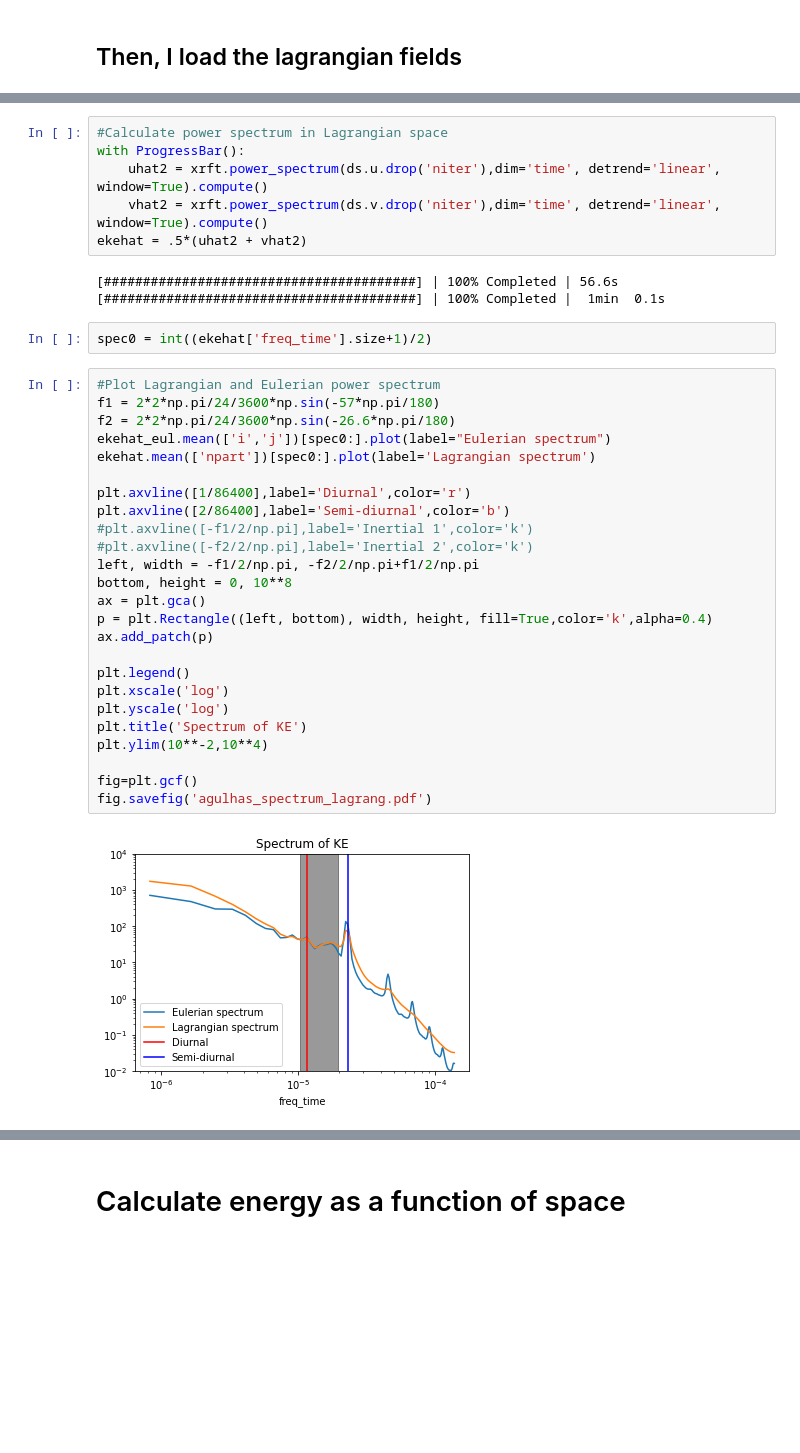
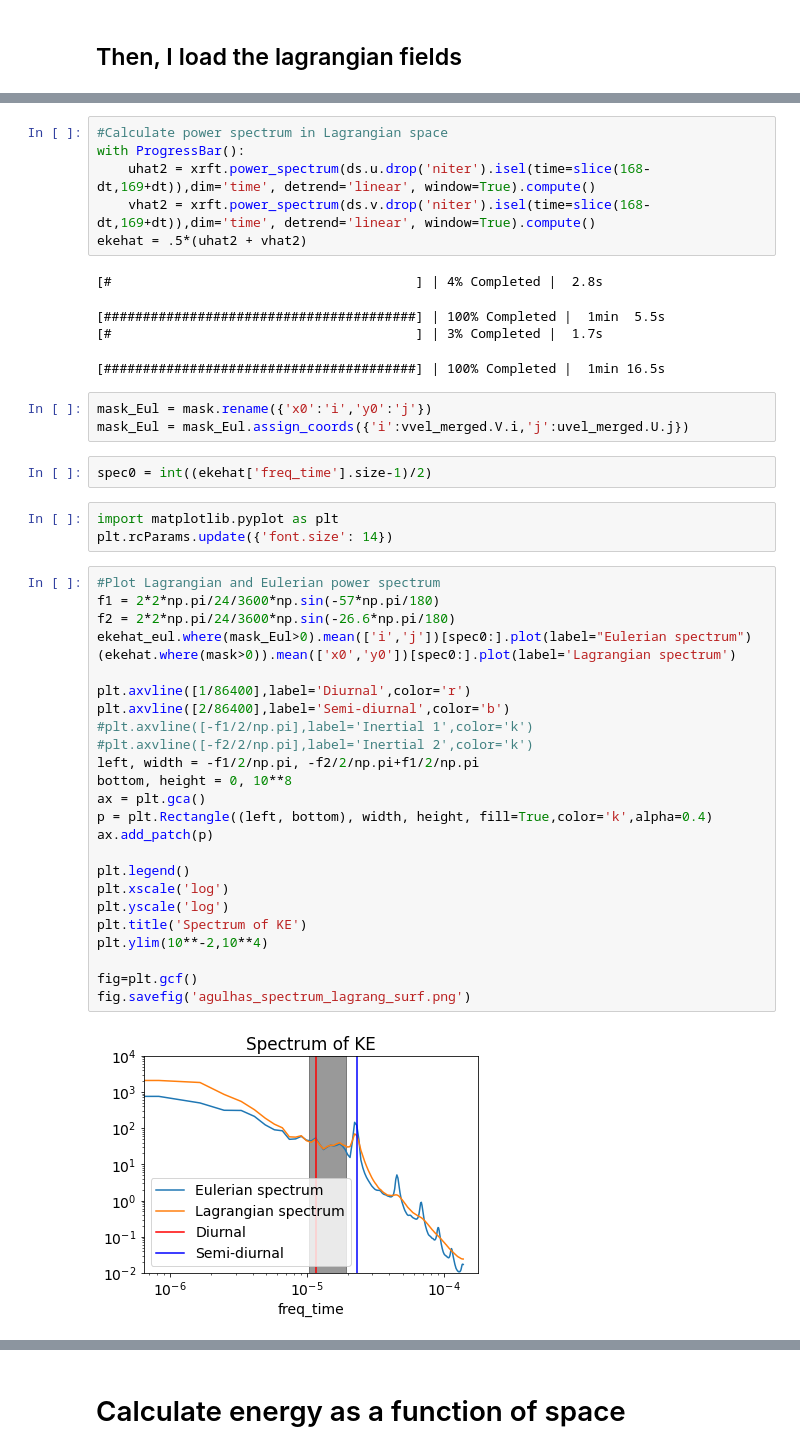
Before and after one commit to cspencerjones/separating-balanced, a Jupyter notebook: python/plot_output.ipynb, the cells around one changed output, grey strips where cells are left out. Saved outputs shown, nothing was run; the diff lists cells and outputs as text; blank space fills up the shorter version.

```diff
--- a/python/plot_output.ipynb
+++ b/python/plot_output.ipynb
@@ -62,39 +80,47 @@ ds = ds.dropna('npart')
 # %%
 #Calculate power spectrum in Lagrangian space
 with ProgressBar():
-    uhat2 = xrft.power_spectrum(ds.u.drop('niter'),dim='time', detrend='linear', window=True).compute()
-    vhat2 = xrft.power_spectrum(ds.v.drop('niter'),dim='time', detrend='linear', window=True).compute()
+    uhat2 = xrft.power_spectrum(ds.u.drop('niter').isel(time=slice(168-dt,169+dt)),dim='time', detrend='linear', window=True).compute()
+    vhat2 = xrft.power_spectrum(ds.v.drop('niter').isel(time=slice(168-dt,169+dt)),dim='time', detrend='linear', window=True).compute()
 ekehat = .5*(uhat2 + vhat2)
 # %% [output]
-[########################################] | 100% Completed | 56.6s
-[########################################] | 100% Completed |  1min  0.1s
+[#                                       ] | 4% Completed |  2.8s
+[########################################] | 100% Completed |  1min  5.5s
+[#                                       ] | 3% Completed |  1.7s
+[########################################] | 100% Completed |  1min 16.5s
+# %%
+mask_Eul = mask.rename({'x0':'i','y0':'j'})
+mask_Eul = mask_Eul.assign_coords({'i':vvel_merged.V.i,'j':uvel_merged.U.j})
 # %%
-spec0 = int((ekehat['freq_time'].size+1)/2)
+spec0 = int((ekehat['freq_time'].size-1)/2)
+# %%
+import matplotlib.pyplot as plt
+plt.rcParams.update({'font.size': 14})
 # %%
 #Plot Lagrangian and Eulerian power spectrum
 f1 = 2*2*np.pi/24/3600*np.sin(-57*np.pi/180)
 f2 = 2*2*np.pi/24/3600*np.sin(-26.6*np.pi/180)
-ekehat_eul.mean(['i','j'])[spec0:].plot(label="Eulerian spectrum")
-ekehat.mean(['npart'])[spec0:].plot(label='Lagrangian spectrum')
+ekehat_eul.where(mask_Eul>0).mean(['i','j'])[spec0:].plot(label="Eulerian spectrum")
+(ekehat.where(mask>0)).mean(['x0','y0'])[spec0:].plot(label='Lagrangian spectrum')
 
 plt.axvline([1/86400],label='Diurnal',color='r')
 plt.axvline([2/86400],label='Semi-diurnal',color='b')
 #plt.axvline([-f1/2/np.pi],label='Inertial 1',color='k')
 #plt.axvline([-f2/2/np.pi],label='Inertial 2',color='k')
 left, width = -f1/2/np.pi, -f2/2/np.pi+f1/2/np.pi
 bottom, height = 0, 10**8
 ax = plt.gca()
 p = plt.Rectangle((left, bottom), width, height, fill=True,color='k',alpha=0.4)
 ax.add_patch(p)
 
 plt.legend()
 plt.xscale('log')
 plt.yscale('log')
 plt.title('Spectrum of KE')
 plt.ylim(10**-2,10**4)
 
 fig=plt.gcf()
-fig.savefig('agulhas_spectrum_lagrang.pdf')
+fig.savefig('agulhas_spectrum_lagrang_surf.png')
 # %% [output]
-[figure, old version]
+[figure, new version]
 # %% [markdown]
```
Also changed, not shown: parts of 61 cells of this notebook, 2 other files.
